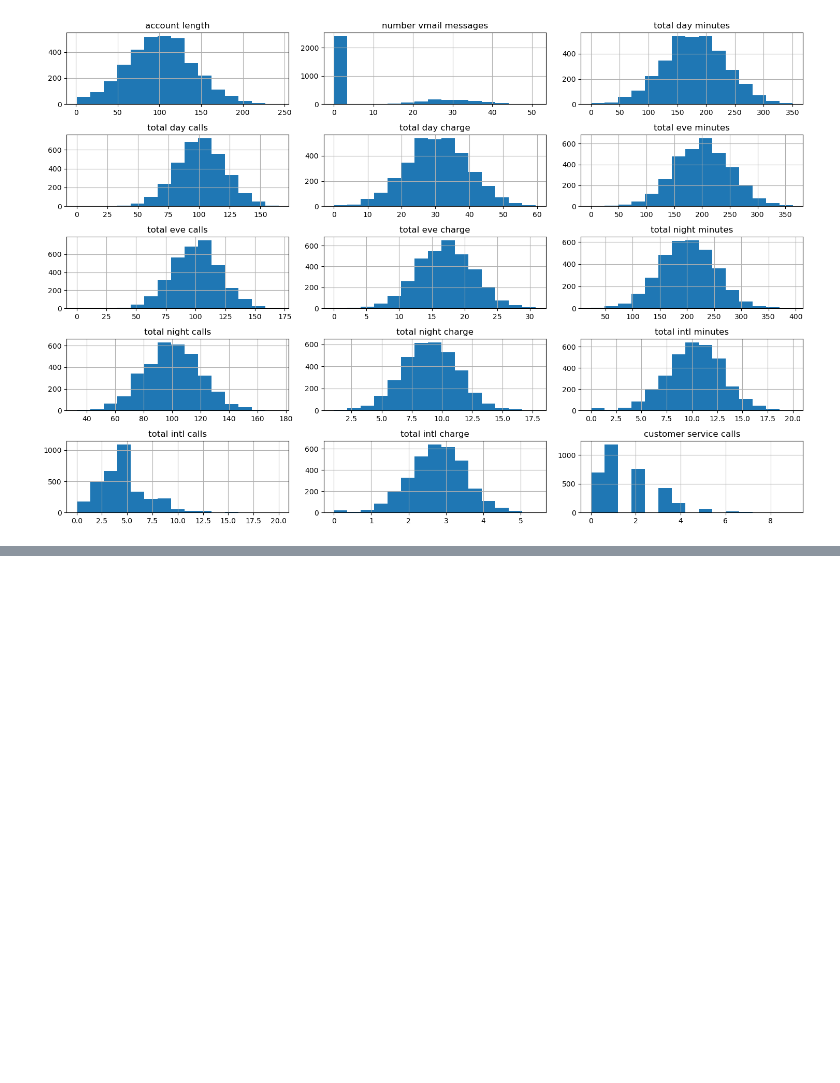
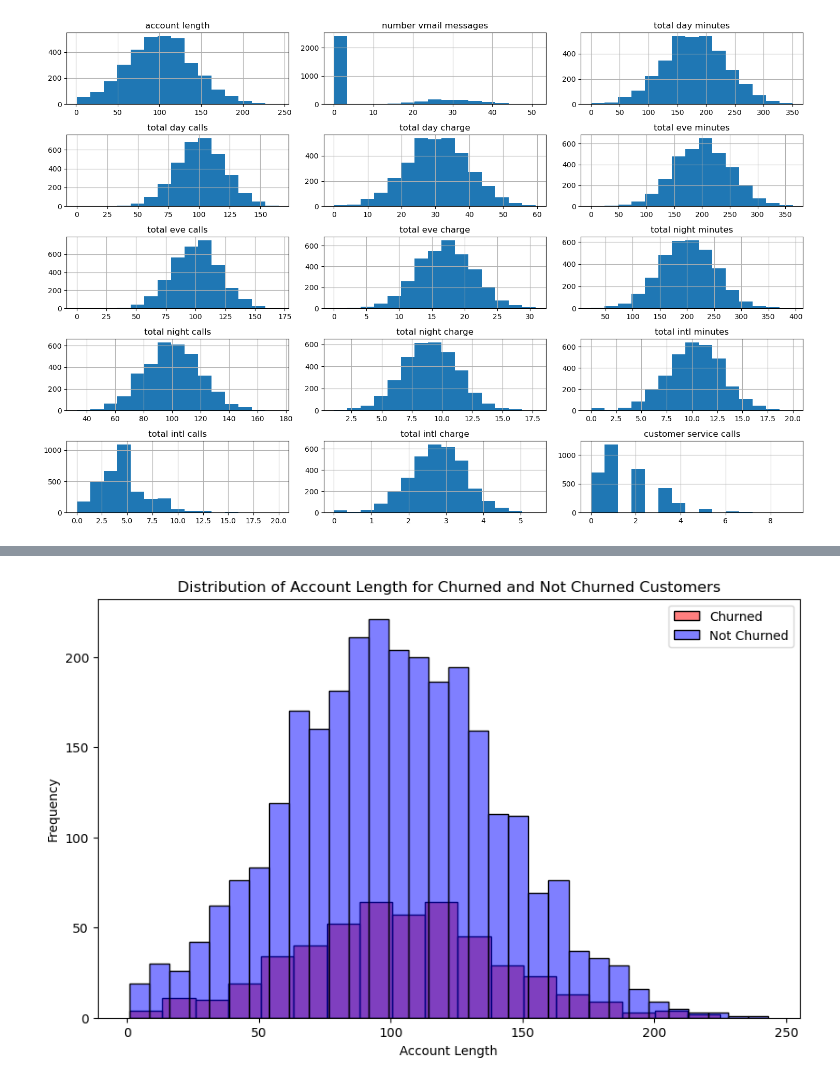
Before and after one commit to winnycodegurl/MachineLearningprojectphase3, a Jupyter notebook: Studentnotebook.ipynb, the cells around one changed output, grey strips where cells are left out. Cells and saved outputs as stored; diff of their text form; code cells hidden in the pictures; blank space fills up the shorter version.

```diff
--- a/Studentnotebook.ipynb
+++ b/Studentnotebook.ipynb
@@ -337,0 +388,19 @@ univariate_analysis.plot_barplots(categorical_columns)
+# %%
+import seaborn as sns
+import matplotlib.pyplot as plt
+
+# Filter churned and not churned customers
+churned_customers = churm_data.data[churm_data.data['churn'] == True]
+not_churned_customers = churm_data.data[churm_data.data['churn'] == False]
+
+# Plotting the bar plot
+plt.figure(figsize=(10, 6))
+sns.histplot(churned_customers['account length'], color='red', alpha=0.5, label='Churned')
+sns.histplot(not_churned_customers['account length'], color='blue', alpha=0.5, label='Not Churned')
+plt.title('Distribution of Account Length for Churned and Not Churned Customers')
+plt.xlabel('Account Length')
+plt.ylabel('Frequency')
+plt.legend()
+plt.show()
+# %% [output]
+[figure, added]
```
Also changed, not shown: parts of 11 cells of this notebook.
